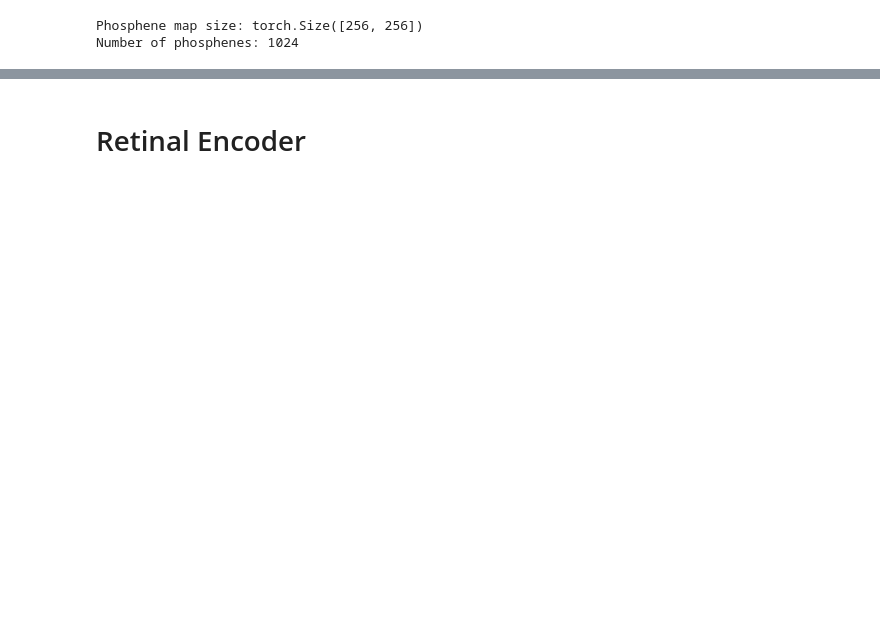
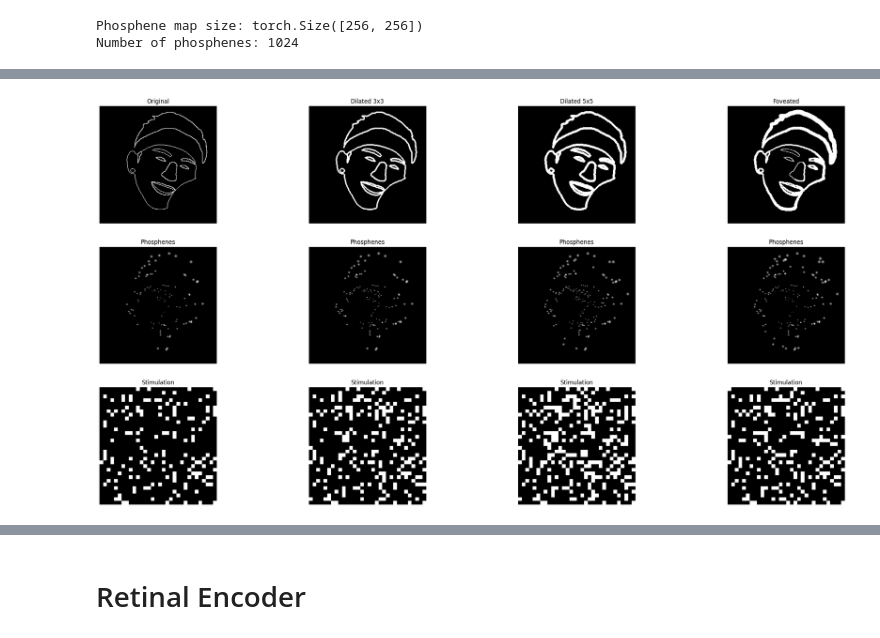
Before and after one commit to MichelleAppel/viseon, a Jupyter notebook: notebooks/test_compression.ipynb, the cells around one changed output, grey strips where cells are left out. Drawn from its saved outputs; the diff is of its cells as text; code cells hidden in the pictures; blank space fills up the shorter version.

```diff
--- a/notebooks/test_compression.ipynb
+++ b/notebooks/test_compression.ipynb
@@ -196,0 +195,4 @@ interactive(children=(FloatSlider(value=0.0, description='Shift X', max=0.5, min
+# %%
+# load from pickle viseon/_config/phosphene_maps/DefaultCoordinateMap_1024_phosphenes.pickle
+phosphene_coords = pickle.load(open('../_config/phosphene_maps/DefaultCoordinateMap_1024_phosphenes.pickle', 'rb'))
+simulator = get_simulator(cfg, phosphene_coords=phosphene_coords)
@@ -196,0 +221,75 @@ interactive(children=(FloatSlider(value=0.0, description='Shift X', max=0.5, min
+# %%
+batch = next(iter(trainloader))
+contour = batch['contour'].to(cfg['device'])
+
+simulator.reset()
+stimulation_pattern = simulator.sample_stimulus(contour.mean(1, keepdim=True)*cfg['output_scaling'])
+phosphenes0x0 = simulator(stimulation_pattern)
+
+contour3x3 = dilation3x3(contour)
+simulator.reset()
+stimulation_pattern3x3 = simulator.sample_stimulus(contour3x3.mean(1, keepdim=True)*cfg['output_scaling'])
+phosphenes3x3 = simulator(stimulation_pattern3x3)
+
+contour5x5 = dilation5x5(contour)
+simulator.reset()
+stimulation_pattern5x5 = simulator.sample_stimulus(contour5x5.mean(1, keepdim=True)*cfg['output_scaling'])
+phosphenes5x5 = simulator(stimulation_pattern5x5)
+
+contourfov = fov_dilation.apply(contour)
+simulator.reset()
+stimulation_pattern_foveated = simulator.sample_stimulus(contourfov.mean(1, keepdim=True)*cfg['output_scaling'])
+phosphenes_foveated = simulator(stimulation_pattern_foveated)
+
+fig, ax = plt.subplots(3, 4, figsize=(30, 15))
+ax[0, 0].imshow(contour[0, 0].cpu().numpy(), cmap='gray')
+ax[0, 0].set_title('Original')
+ax[0, 0].axis('off')
+
+ax[0, 1].imshow(contour3x3[0, 0].cpu().numpy(), cmap='gray')
+ax[0, 1].set_title('Dilated 3x3')
+ax[0, 1].axis('off')
+
+ax[0, 2].imshow(contour5x5[0, 0].cpu().numpy(), cmap='gray')
+ax[0, 2].set_title('Dilated 5x5')
+ax[0, 2].axis('off')
+
+ax[0, 3].imshow(contourfov[0, 0].cpu().numpy(), cmap='gray')
+ax[0, 3].set_title('Foveated')
+ax[0, 3].axis('off')
+
+ax[1, 0].imshow(phosphenes0x0[0].cpu().numpy(), cmap='gray')
+ax[1, 0].set_title('Phosphenes')
+ax[1, 0].axis('off')
+
+ax[1, 1].imshow(phosphenes3x3[0].cpu().numpy(), cmap='gray')
+ax[1, 1].set_title('Phosphenes')
+ax[1, 1].axis('off')
+
+ax[1, 2].imshow(phosphenes5x5[0].cpu().numpy(), cmap='gray')
+ax[1, 2].set_title('Phosphenes')
+ax[1, 2].axis('off')
+
+ax[1, 3].imshow(phosphenes_foveated[0].cpu().numpy(), cmap='gray')
+ax[1, 3].set_title('Phosphenes')
+ax[1, 3].axis('off')
+
+ax[2, 0].imshow(stimulation_pattern.reshape(32, 32).cpu().numpy(), cmap='gray')
+ax[2, 0].set_title('Stimulation')
+ax[2, 0].axis('off')
+
+ax[2, 1].imshow(stimulation_pattern3x3.reshape(32, 32).cpu().numpy(), cmap='gray')
+ax[2, 1].set_title('Stimulation')
+ax[2, 1].axis('off')
+
+ax[2, 2].imshow(stimulation_pattern5x5.reshape(32, 32).cpu().numpy(), cmap='gray')
+ax[2, 2].set_title('Stimulation')
+ax[2, 2].axis('off')
+
+ax[2, 3].imshow(stimulation_pattern_foveated.reshape(32, 32).cpu().numpy(), cmap='gray')
+ax[2, 3].set_title('Stimulation')
+ax[2, 3].axis('off')
+
+plt.show()
+# %% [output]
+[figure, added]
```
Also changed, not shown: parts of 20 cells of this notebook, 11 other files.
